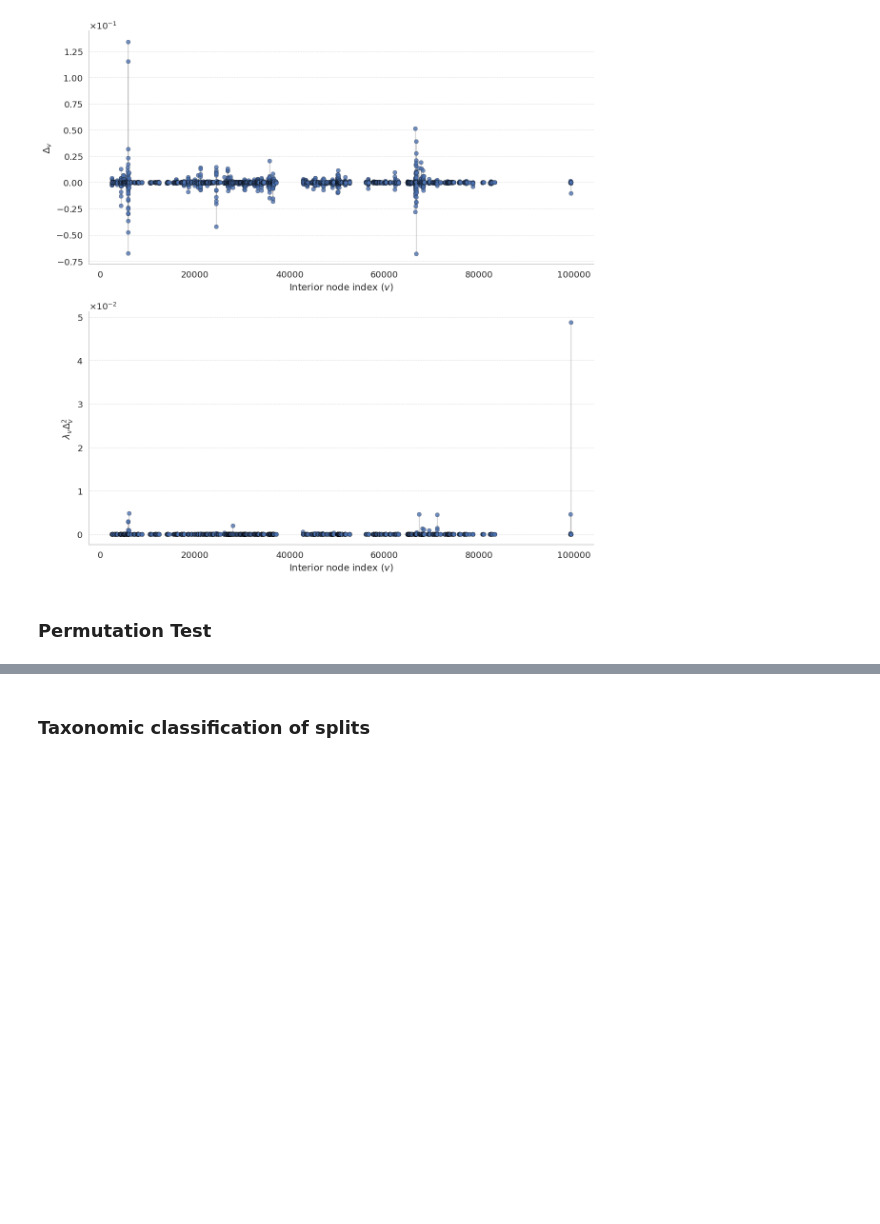
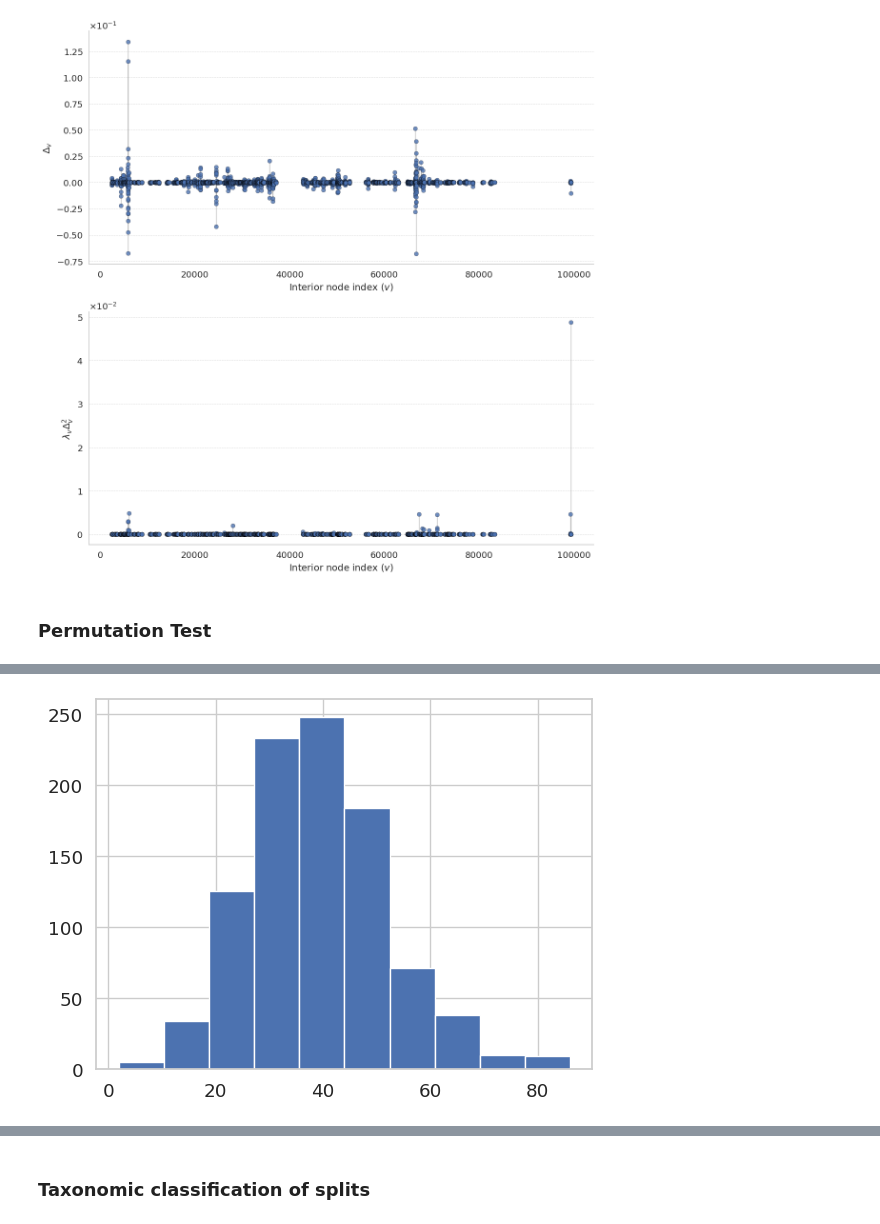
Before and after one commit to spsvihla/pcms, a Jupyter notebook: notebooks/guerrero_negro_example.ipynb, the cells around one changed output, grey strips where cells are left out. Cells and saved outputs as stored; diff of their text form; code cells hidden in the pictures; blank space fills up the shorter version.

```diff
--- a/notebooks/guerrero_negro_example.ipynb
+++ b/notebooks/guerrero_negro_example.ipynb
@@ -349,3 +380,10 @@ nz2node_idx = {idx : nzidx for idx, nzidx in enumerate(np.where(hl_coords != 0)[
+# %%
+sig_nodes = np.where(do_reject_)[0]
+sig_depths = np.array([tree.find_ancestors(n).size-1 for n in intr_nodes[sig_nodes]])
+plt.hist(sig_depths)
+plt.show()
+# %% [output]
+[figure, added]
 # %%
 sns.set(style="whitegrid", font_scale=1.2)
 
```
Also changed, not shown: parts of 12 cells of this notebook, 1 other file.
